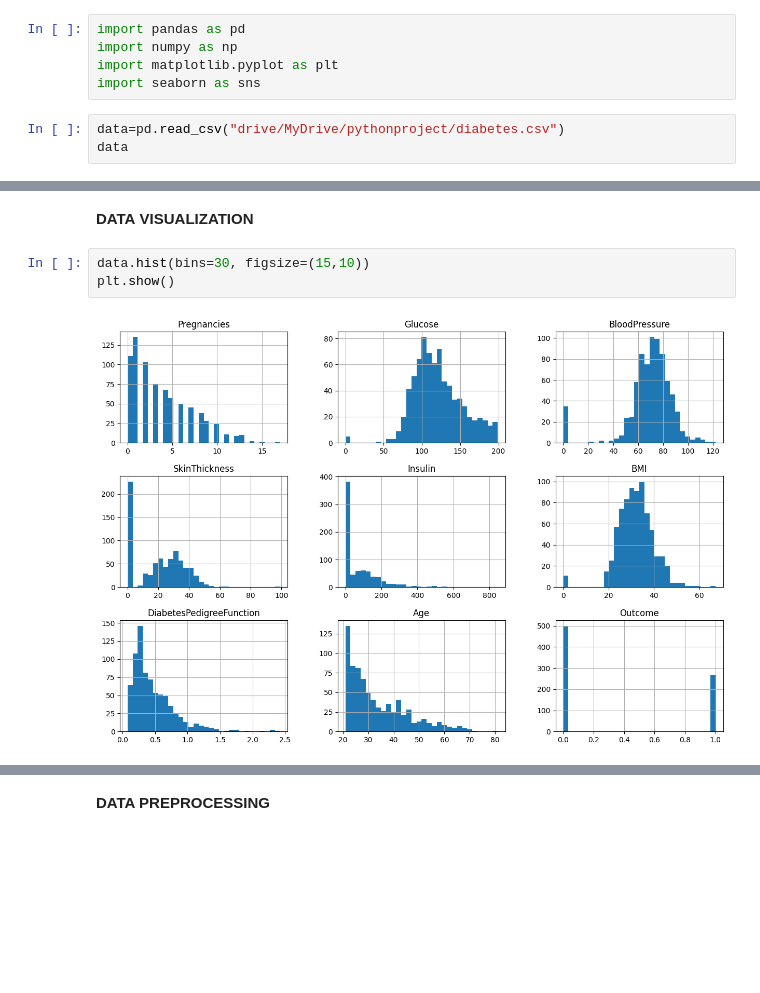
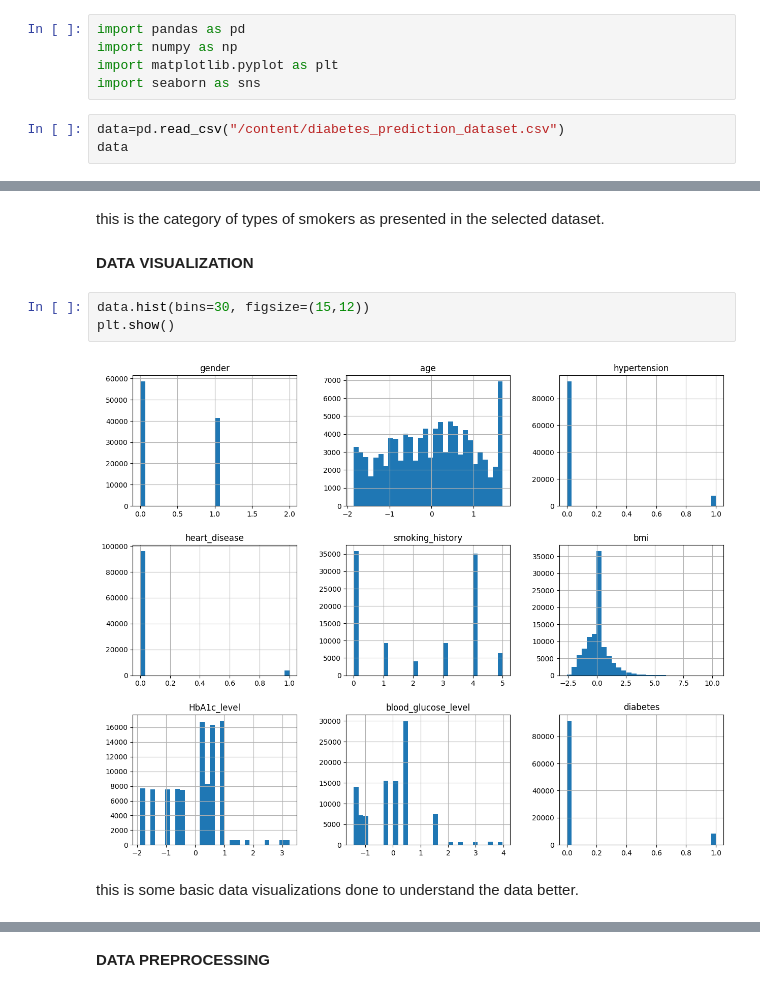
Before and after one commit to RidhaAnsar/Pima-Indians-Diabetes-DataAnalysis-Project, a Jupyter notebook: DataAnalyticsUsingPython_Project.ipynb, the cells around one changed output, grey strips where cells are left out. Drawn from its saved outputs; the diff is of its cells as text; blank space fills up the shorter version.

```diff
--- a/DataAnalyticsUsingPython_Project.ipynb
+++ b/DataAnalyticsUsingPython_Project.ipynb
@@ -15,6 +13,6 @@ import numpy as np
 import matplotlib.pyplot as plt
 import seaborn as sns
 # %%
-data=pd.read_csv("drive/MyDrive/pythonproject/diabetes.csv")
+data=pd.read_csv("/content/diabetes_prediction_dataset.csv")
 data
 # %% [output]
@@ -74,9 +110,13 @@ Name: count, dtype: int64
+# %% [markdown]
+this is the category of types of smokers as presented in the selected dataset.
 # %% [markdown]
 **DATA** **VISUALIZATION**
 # %%
-data.hist(bins=30, figsize=(15,10))
+data.hist(bins=30, figsize=(15,12))
 plt.show()
 # %% [output]
-[figure, old version]
+[figure, new version]
+# %% [markdown]
+this is some basic data visualizations done to understand the data better.
 # %%
 # data analysis of patients of age above 50
```
Also changed, not shown: parts of 41 cells of this notebook.
